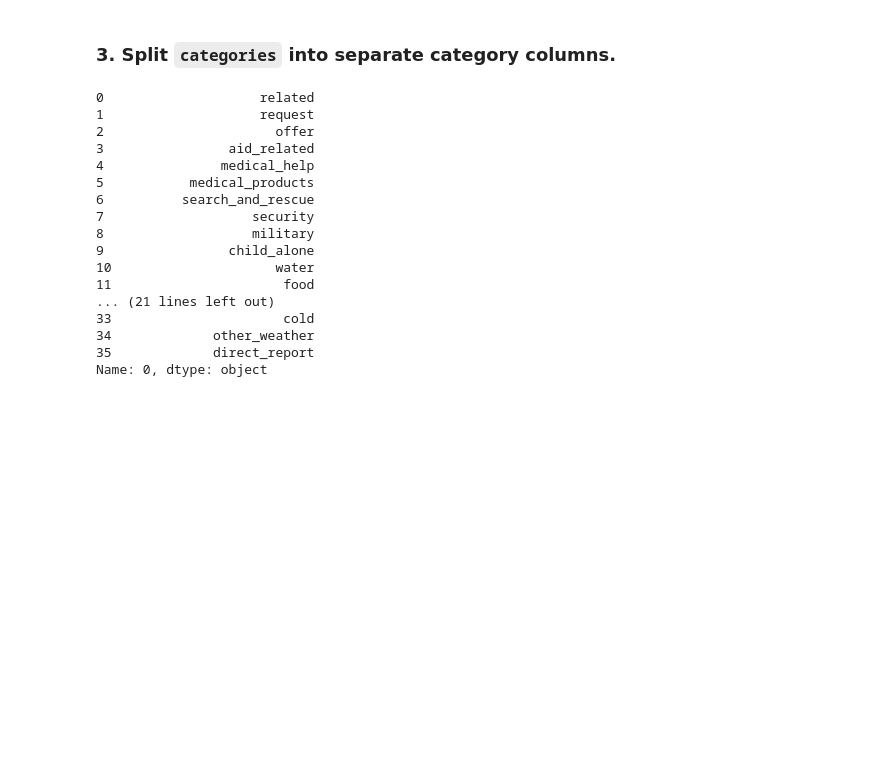
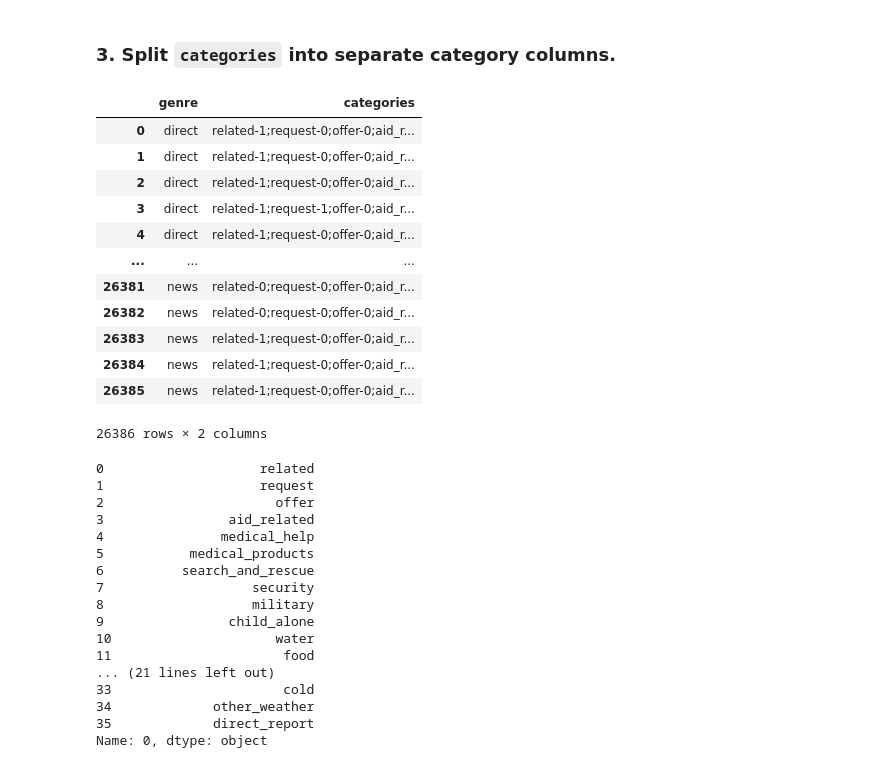
Before and after one commit to EthanTGo/DisasterTweetApp, a Jupyter notebook: Notebook/ETL Pipeline.ipynb, the cells around one changed output. Drawn from its saved outputs; the diff is of its cells as text; code cells hidden in the pictures; blank space fills up the shorter version.

```diff
--- a/Notebook/ETL Pipeline.ipynb
+++ b/Notebook/ETL Pipeline.ipynb
@@ -6,7 +6,7 @@ import pandas as pd
 from sqlalchemy import create_engine
 # %%
 # load messages dataset
-messages = pd.read_csv('../Dataset/messages.csv')
+messages = pd.read_csv('../dataset/messages.csv')
 messages.head()
 # %% [output]
 |  | id | message | original | genre |
@@ -17,7 +17,7 @@ messages.head()
 | 4 | 12 | says: west side of Haiti, rest of... | facade ouest d Haiti et le reste ... | direct |
 # %%
 # load categories dataset
-categories = pd.read_csv('../Dataset/categories.csv')
+categories = pd.read_csv('../dataset/categories.csv')
 categories.head()
 # %% [output]
 |  | id | categories |
@@ -41,6 +41,22 @@ df.head()
 | 4 | 12 | says: west side of Haiti, rest of... | facade ouest d Haiti et le reste ... | direct | related-1;request-0;offer-0;aid_r... |
 # %% [markdown]
 ### 3. Split `categories` into separate category columns.
+# %%
+df[df.columns[3:]]
+# %% [output]
+|  | genre | categories |
+| 0 | direct | related-1;request-0;offer-0;aid_r... |
+| 1 | direct | related-1;request-0;offer-0;aid_r... |
+| 2 | direct | related-1;request-0;offer-0;aid_r... |
+| 3 | direct | related-1;request-1;offer-0;aid_r... |
+| 4 | direct | related-1;request-0;offer-0;aid_r... |
+| ... | ... | ... |
+| 26381 | news | related-0;request-0;offer-0;aid_r... |
+| 26382 | news | related-0;request-0;offer-0;aid_r... |
+| 26383 | news | related-1;request-0;offer-0;aid_r... |
+| 26384 | news | related-1;request-0;offer-0;aid_r... |
+| 26385 | news | related-1;request-0;offer-0;aid_r... |
+26386 rows × 2 columns
 # %%
 # select the first row of the categories dataframe
 categories = categories.categories.str.split(';', expand=True)
```
Also changed, not shown: 3 other files.
